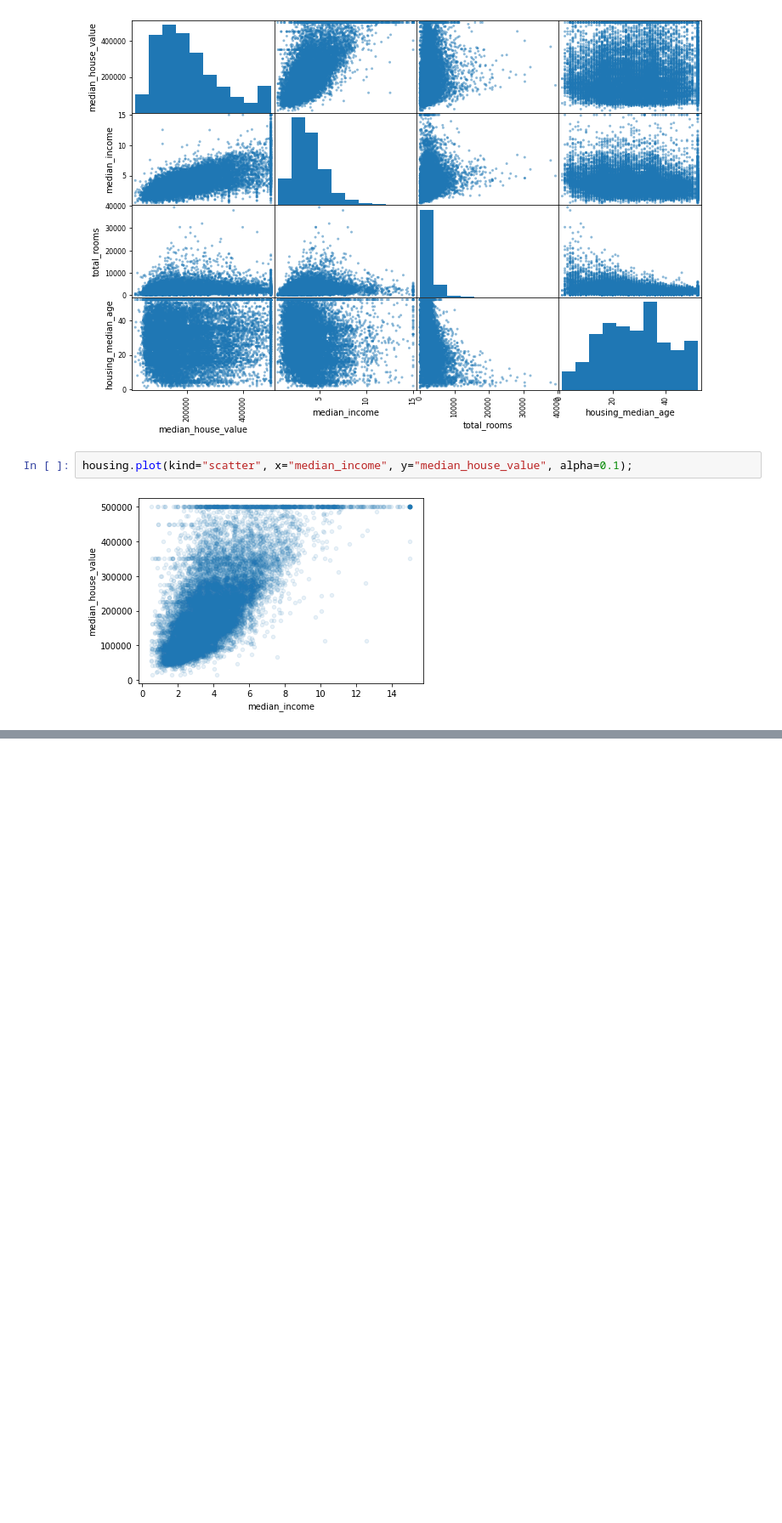
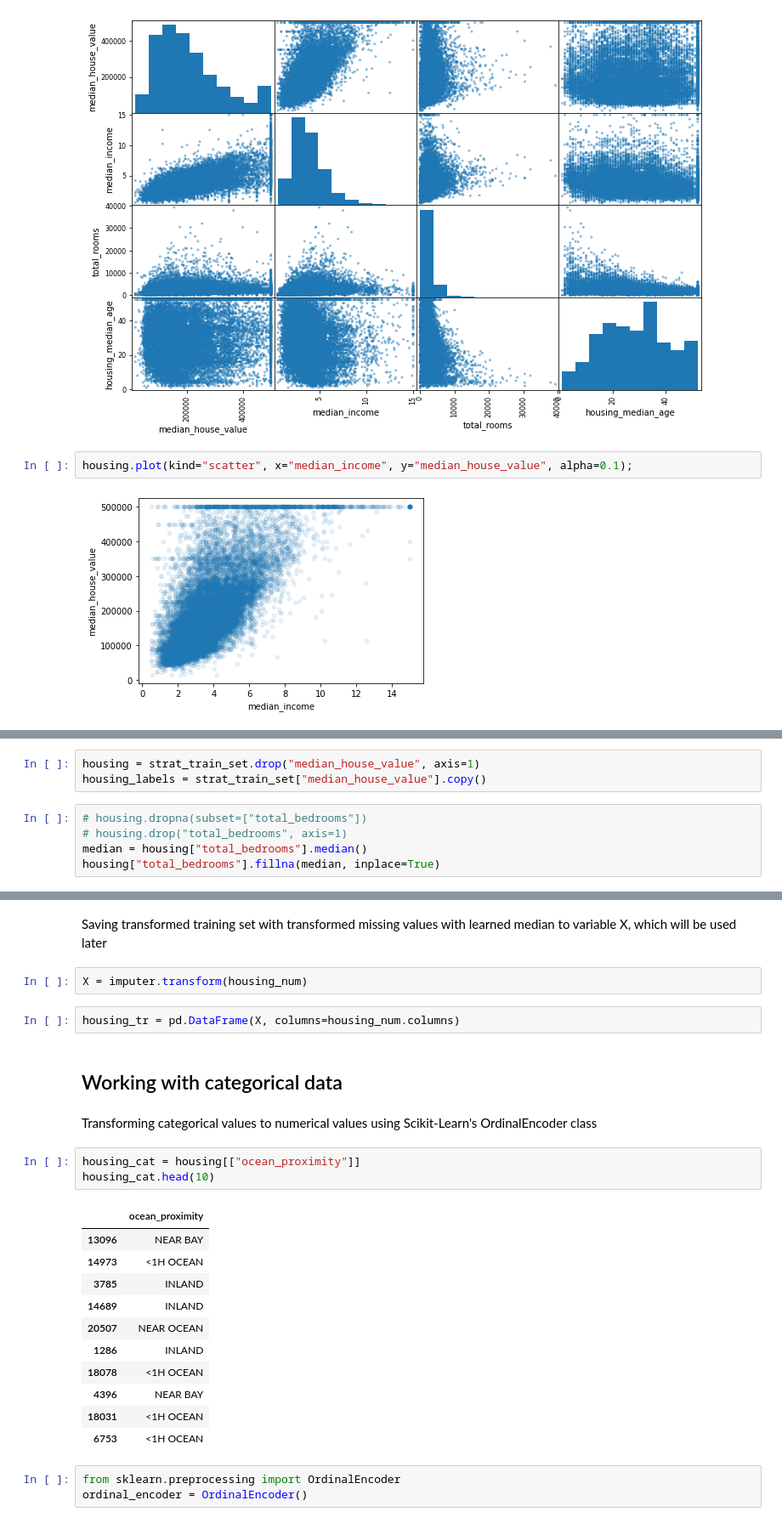
Before and after one commit to lauxpaux/ml_housing_cost_prediction, a Jupyter notebook: Housing_regression_notebook.ipynb, the cells around one changed output, grey strips where cells are left out. Shown at 85% size. Saved outputs shown, nothing was run; the diff lists cells and outputs as text; blank space fills up the shorter version.

Commit message:
Completed linear and random forest models for comparison, need to try different models, incorporated data pipelines, hyperparameter, and feature scaling

```diff
--- a/Housing_regression_notebook.ipynb
+++ b/Housing_regression_notebook.ipynb
@@ -190,0 +216,8 @@ housing.plot(kind="scatter", x="median_income", y="median_house_value", alpha=0.
+# %%
+housing = strat_train_set.drop("median_house_value", axis=1)
+housing_labels = strat_train_set["median_house_value"].copy()
+# %%
+# housing.dropna(subset=["total_bedrooms"])
+# housing.drop("total_bedrooms", axis=1)
+median = housing["total_bedrooms"].median()
+housing["total_bedrooms"].fillna(median, inplace=True)
@@ -190,0 +245,28 @@ housing.plot(kind="scatter", x="median_income", y="median_house_value", alpha=0.
+# %% [markdown]
+Saving transformed training set with transformed missing values with learned median to variable X, which will be used later
+# %%
+X = imputer.transform(housing_num)
+# %%
+housing_tr = pd.DataFrame(X, columns=housing_num.columns)
+# %% [markdown]
+## Working with categorical data
+# %% [markdown]
+Transforming categorical values to numerical values using Scikit-Learn's OrdinalEncoder class
+# %%
+housing_cat = housing[["ocean_proximity"]]
+housing_cat.head(10)
+# %% [output]
+|  | ocean_proximity |
+| 13096 | NEAR BAY |
+| 14973 | <1H OCEAN |
+| 3785 | INLAND |
+| 14689 | INLAND |
+| 20507 | NEAR OCEAN |
+| 1286 | INLAND |
+| 18078 | <1H OCEAN |
+| 4396 | NEAR BAY |
+| 18031 | <1H OCEAN |
+| 6753 | <1H OCEAN |
+# %%
+from sklearn.preprocessing import OrdinalEncoder
+ordinal_encoder = OrdinalEncoder()
```
Also changed, not shown: parts of 36 cells of this notebook.
